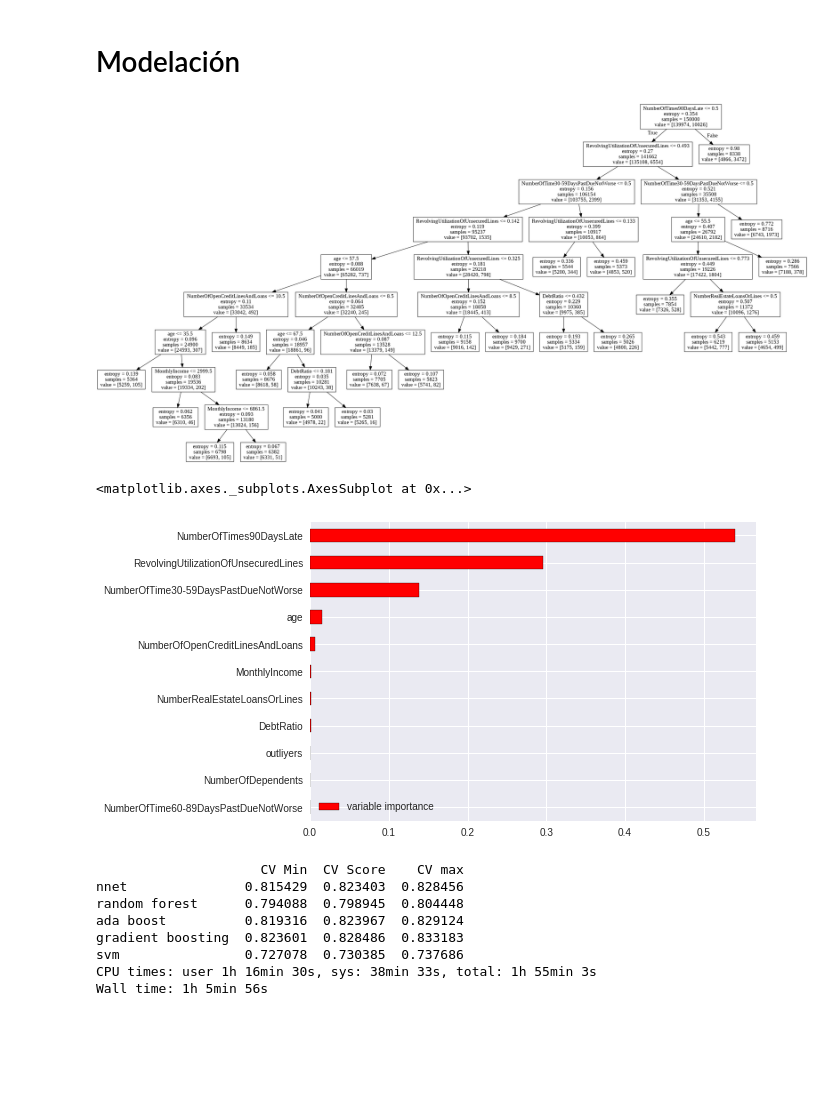
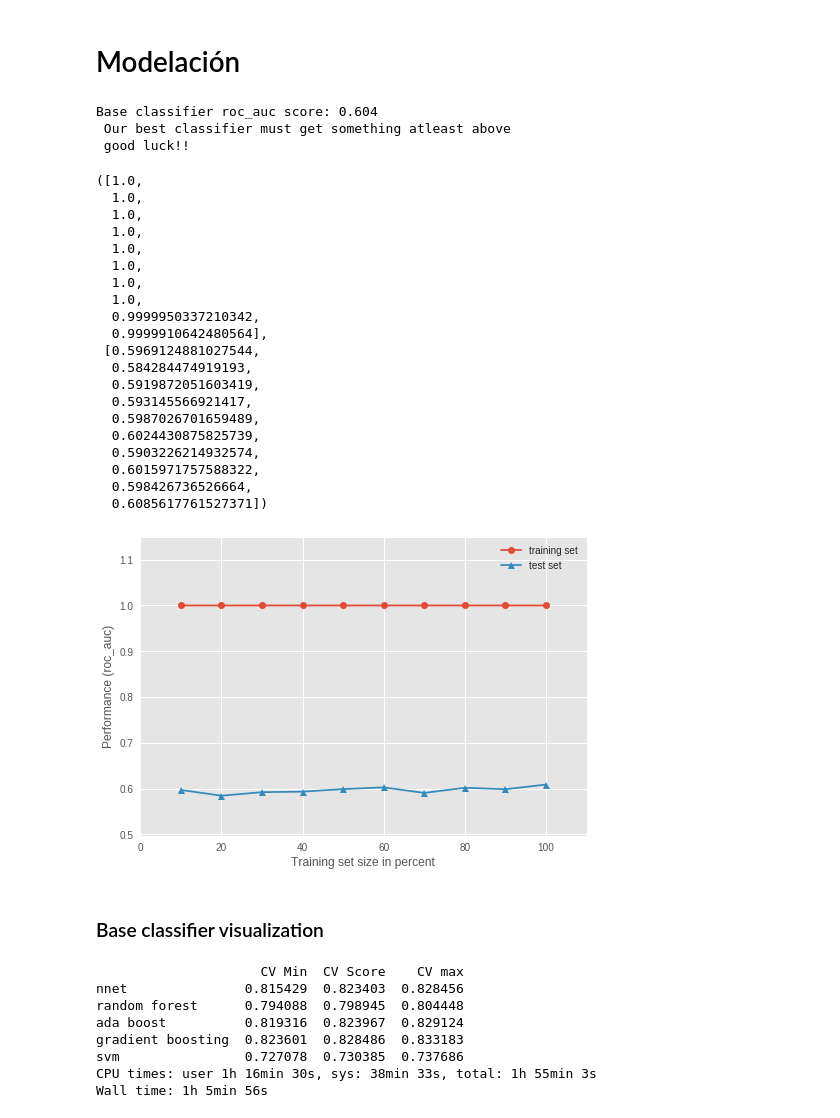
Before and after one commit to IamMultivac/give-me-some-credit, a Jupyter notebook: Kaggle_Give_some_credit_2_0.ipynb, the cells around one changed output. Saved outputs shown, nothing was run; the diff lists cells and outputs as text; code cells hidden in the pictures; blank space fills up the shorter version.

```diff
--- a/Kaggle_Give_some_credit_2_0.ipynb
+++ b/Kaggle_Give_some_credit_2_0.ipynb
@@ -330,14 +357,40 @@ clf=DecisionTreeClassifier(criterion='entropy',min_samples_leaf=5000).fit(X,y)
+# %%
+clf=DecisionTreeClassifier(criterion='entropy',class_weight='balanced',max_features='sqrt').fit(X_train,y_train)
+print('Base classifier roc_auc score: %.3f \n Our best classifier must get something atleast above \n good luck!!' % roc_auc_score(y_test,clf.predict_proba(X_test)[:,1]))
+# %% [output]
+Base classifier roc_auc score: 0.604
+ Our best classifier must get something atleast above
+ good luck!!
+# %%
+plot_learning_curves(X_train=X_train,y_train=y_train,X_test=X_test,y_test=y_test,clf=clf,scoring='roc_auc',style='ggplot',print_model=False)
+# %% [output]
+([1.0,
+  1.0,
+  1.0,
+  1.0,
+  1.0,
+  1.0,
+  1.0,
+  1.0,
+  0.9999950337210342,
+  0.9999910642480564],
+ [0.5969124881027544,
+  0.584284474919193,
+  0.5919872051603419,
+  0.593145566921417,
+  0.5987026701659489,
+  0.6024430875825739,
+  0.5903226214932574,
+  0.6015971757588322,
+  0.598426736526664,
+  0.6085617761527371])
+[figure, added]
+# %% [markdown]
+### Base classifier visualization
 # %%
-dot_image=export_graphviz(decision_tree=clf,out_file=None,feature_names=X.columns)
-data=pydotplus.graph_from_dot_data(dot_image)
-Image(data.create_png())
+#dot_image=export_graphviz(decision_tree=clf,out_file=None,feature_names=X.columns)
+#data=pydotplus.graph_from_dot_data(dot_image)
+#Image(data.create_png())
-# %% [output]
-[figure, removed]
-# %%
-pd.DataFrame({'variable importance':clf.feature_importances_},index=X.columns).sort_values('variable importance').plot.barh(color='red',edgecolor='black')
-# %% [output]
-<matplotlib.axes._subplots.AxesSubplot at 0x...>
-[figure, removed]
 # %%
 %%time
 cv_score,cv_min,cv_max=[],[],[]
```
Also changed, not shown: parts of 37 cells of this notebook.
